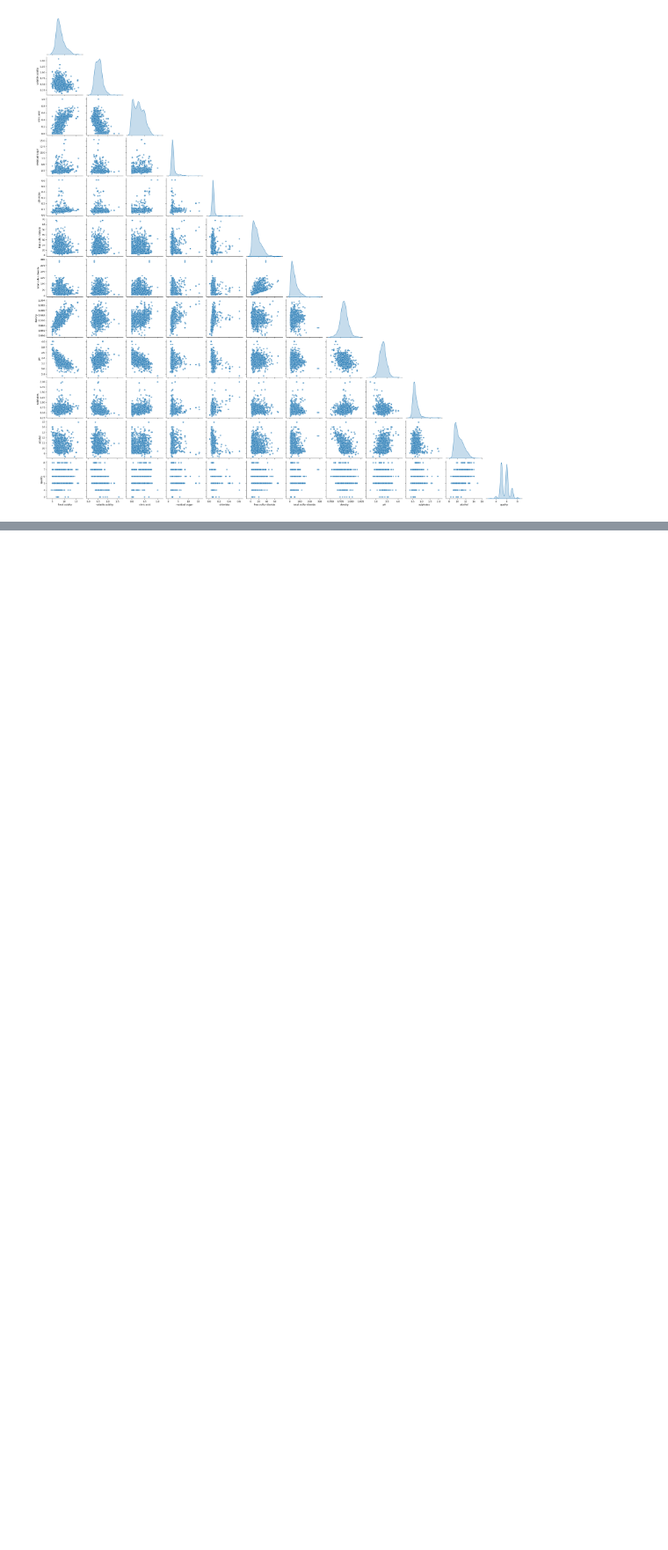
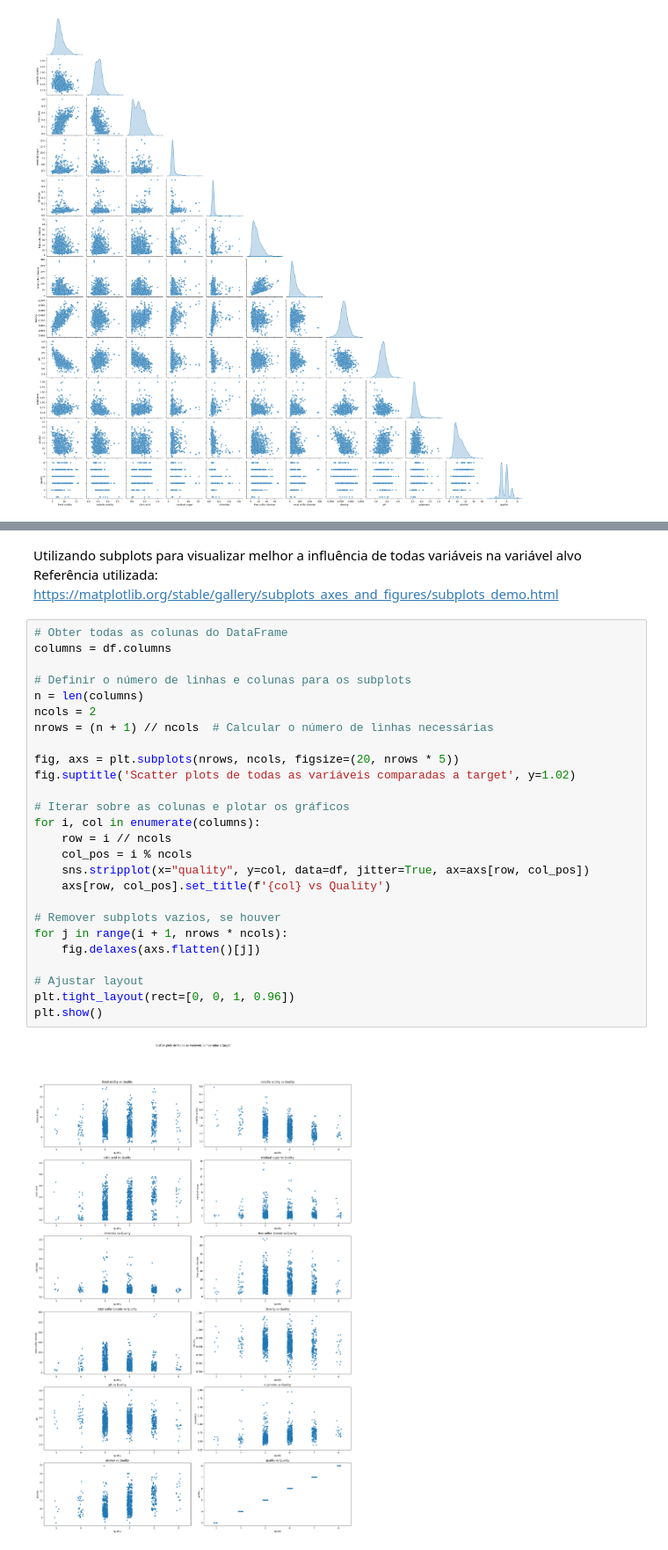
Before and after one commit to PabloNvnes/Algoritmo-KNN, a Jupyter notebook: main.ipynb, the cells around one changed output, grey strips where cells are left out. Shown at 88% size. Saved outputs shown, nothing was run; the diff lists cells and outputs as text; blank space fills up the shorter version.

```diff
--- a/main.ipynb
+++ b/main.ipynb
@@ -102,0 +101,31 @@ sns.pairplot(df, corner=True, diag_kind='kde', plot_kws={'alpha': 0.6, 's': 40})
+# %% [markdown]
+Utilizando subplots para visualizar melhor a influência de todas variáveis na variável alvo
+Referência utilizada: https://matplotlib.org/stable/gallery/subplots_axes_and_figures/subplots_demo.html
+# %%
+# Obter todas as colunas do DataFrame
+columns = df.columns
+
+# Definir o número de linhas e colunas para os subplots
+n = len(columns)
+ncols = 2
+nrows = (n + 1) // ncols  # Calcular o número de linhas necessárias
+
+fig, axs = plt.subplots(nrows, ncols, figsize=(20, nrows * 5))
+fig.suptitle('Scatter plots de todas as variáveis comparadas a target', y=1.02)
+
+# Iterar sobre as colunas e plotar os gráficos
+for i, col in enumerate(columns):
+    row = i // ncols
+    col_pos = i % ncols
+    sns.stripplot(x="quality", y=col, data=df, jitter=True, ax=axs[row, col_pos])
+    axs[row, col_pos].set_title(f'{col} vs Quality')
+
+# Remover subplots vazios, se houver
+for j in range(i + 1, nrows * ncols):
+    fig.delaxes(axs.flatten()[j])
+
+# Ajustar layout
+plt.tight_layout(rect=[0, 0, 1, 0.96])
+plt.show()
+# %% [output]
+[figure, added]
```
Also changed, not shown: parts of 5 cells of this notebook.
